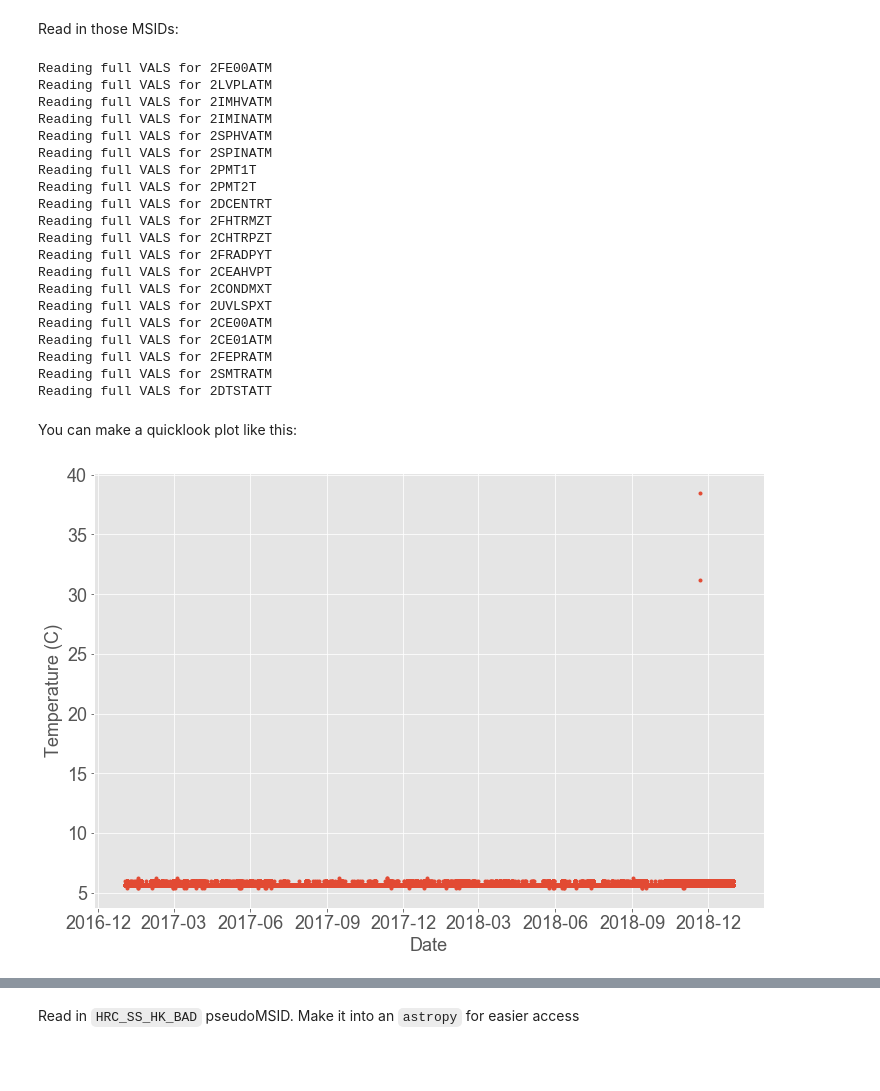
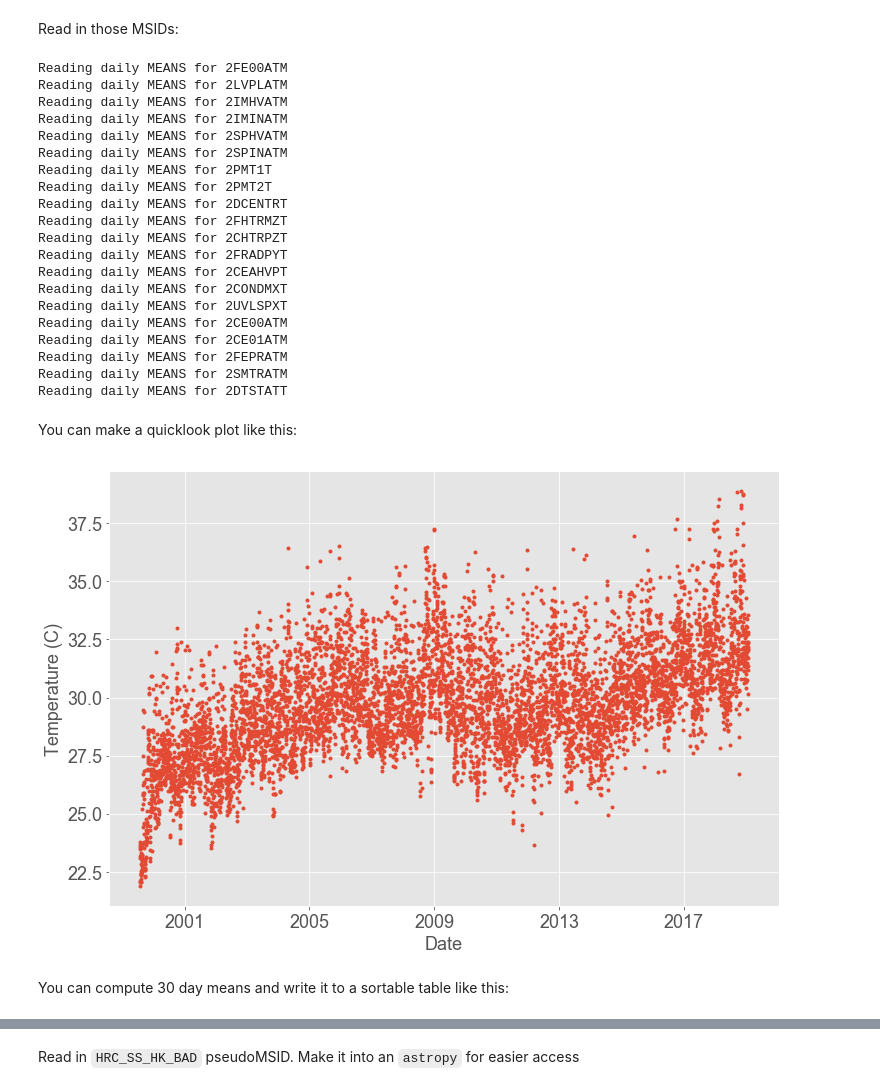
Before and after one commit to granttremblay/HRCSSC, a Jupyter notebook: HRCSSC.ipynb, the cells around one changed output, grey strips where cells are left out. Drawn from its saved outputs; the diff is of its cells as text; code cells hidden in the pictures; blank space fills up the shorter version.

```diff
--- a/HRCSSC.ipynb
+++ b/HRCSSC.ipynb
@@ -73,9 +73,9 @@ msids = [
 Read in those MSIDs:
 # %%
 data = {}
-binning = "full"
-valtype = "vals"
-timeperiod = "pastyear"
+binning = "daily"
+valtype = "means"
+timeperiod = "lifetime"
 
 for msidname in msids:
     print("Reading {} {} for {}".format(binning, valtype.upper(), msidname))
@@ -85,32 +85,34 @@ for msidname in msids:
     data["{}_values".format(msidname)] = values
     #data["{}_stds".format(msidname)] = stds
 # %% [output]
-Reading full VALS for 2FE00ATM
-Reading full VALS for 2LVPLATM
-Reading full VALS for 2IMHVATM
-Reading full VALS for 2IMINATM
-Reading full VALS for 2SPHVATM
-Reading full VALS for 2SPINATM
-Reading full VALS for 2PMT1T
-Reading full VALS for 2PMT2T
-Reading full VALS for 2DCENTRT
-Reading full VALS for 2FHTRMZT
-Reading full VALS for 2CHTRPZT
-Reading full VALS for 2FRADPYT
-Reading full VALS for 2CEAHVPT
-Reading full VALS for 2CONDMXT
-Reading full VALS for 2UVLSPXT
-Reading full VALS for 2CE00ATM
-Reading full VALS for 2CE01ATM
-Reading full VALS for 2FEPRATM
-Reading full VALS for 2SMTRATM
-Reading full VALS for 2DTSTATT
+Reading daily MEANS for 2FE00ATM
+Reading daily MEANS for 2LVPLATM
+Reading daily MEANS for 2IMHVATM
+Reading daily MEANS for 2IMINATM
+Reading daily MEANS for 2SPHVATM
+Reading daily MEANS for 2SPINATM
+Reading daily MEANS for 2PMT1T
+Reading daily MEANS for 2PMT2T
+Reading daily MEANS for 2DCENTRT
+Reading daily MEANS for 2FHTRMZT
+Reading daily MEANS for 2CHTRPZT
+Reading daily MEANS for 2FRADPYT
+Reading daily MEANS for 2CEAHVPT
+Reading daily MEANS for 2CONDMXT
+Reading daily MEANS for 2UVLSPXT
+Reading daily MEANS for 2CE00ATM
+Reading daily MEANS for 2CE01ATM
+Reading daily MEANS for 2FEPRATM
+Reading daily MEANS for 2SMTRATM
+Reading daily MEANS for 2DTSTATT
 # %% [markdown]
 You can make a quicklook plot like this:
 # %%
-msid = "2SMTRATM"
+msid = "2SPHVATM"
 
 outfile = figure_save_directory + '{}.pdf'.format(msid)
 hrc.dateplot(data['{}_times'.format(msid)], data['{}_values'.format(msid)], ylabel="Temperature (C)", markersize=3.0, save=False, filename=outfile)
 # %% [output]
-[figure, old version]
+[figure, new version]
+# %% [markdown]
+You can compute 30 day means and write it to a sortable table like this:
```
Also changed, not shown: parts of 7 cells of this notebook, 1 other file.
